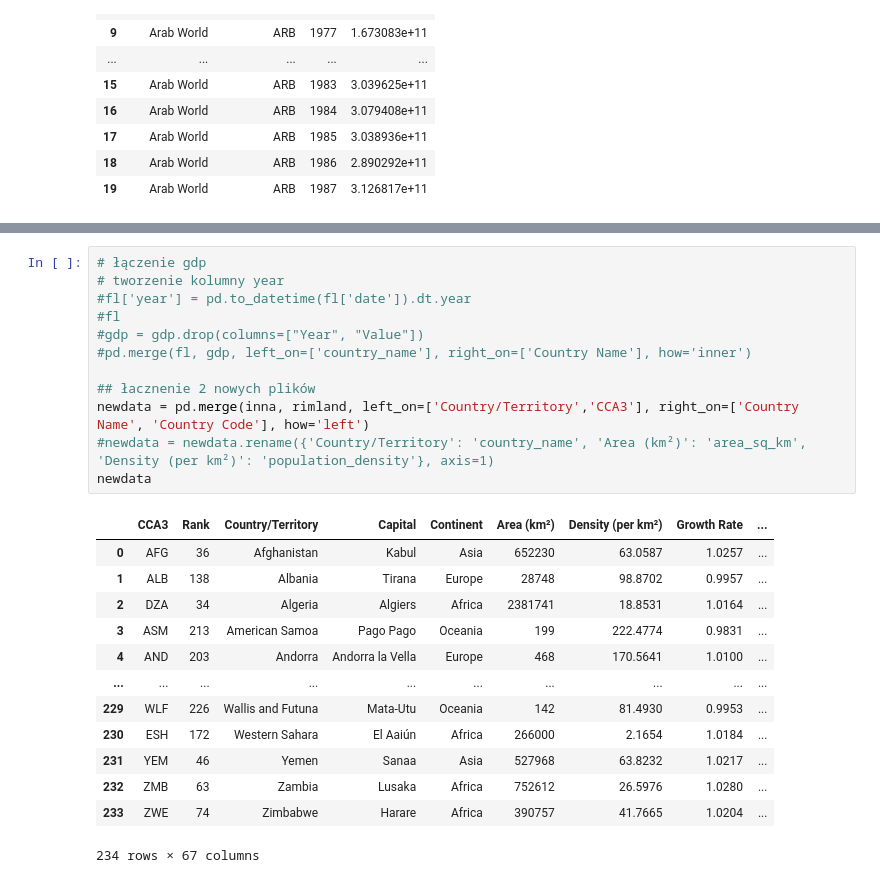
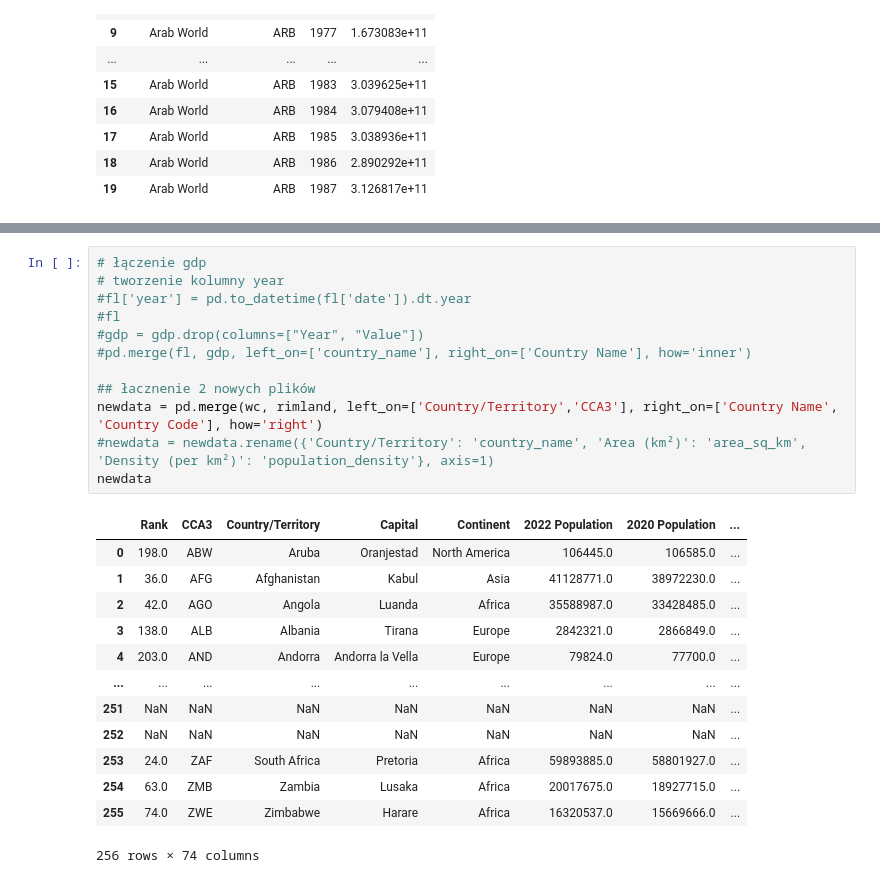
Before and after one commit to piooz/BigData, a Jupyter notebook: zad2/zadanko2.ipynb, the cells around one changed output, grey strips where cells are left out. Cells and saved outputs as stored; diff of their text form.

```diff
--- a/zad2/zadanko2.ipynb
+++ b/zad2/zadanko2.ipynb
@@ -401,29 +403,29 @@ inna
 # %%
 # łączenie gdp
 # tworzenie kolumny year
 #fl['year'] = pd.to_datetime(fl['date']).dt.year
 #fl
 #gdp = gdp.drop(columns=["Year", "Value"])
 #pd.merge(fl, gdp, left_on=['country_name'], right_on=['Country Name'], how='inner')
 
 ## łacznenie 2 nowych plików
-newdata = pd.merge(inna, rimland, left_on=['Country/Territory','CCA3'], right_on=['Country Name', 'Country Code'], how='left')
+newdata = pd.merge(wc, rimland, left_on=['Country/Territory','CCA3'], right_on=['Country Name', 'Country Code'], how='right')
 #newdata = newdata.rename({'Country/Territory': 'country_name', 'Area (km²)': 'area_sq_km', 'Density (per km²)': 'population_density'}, axis=1)
 newdata
 # %% [output]
-|  | CCA3 | Rank | Country/Territory | Capital | Continent | Area (km²) | Density (per km²) | Growth Rate | ... |
-| 0 | AFG | 36 | Afghanistan | Kabul | Asia | 652230 | 63.0587 | 1.0257 | ... |
-| 1 | ALB | 138 | Albania | Tirana | Europe | 28748 | 98.8702 | 0.9957 | ... |
-| 2 | DZA | 34 | Algeria | Algiers | Africa | 2381741 | 18.8531 | 1.0164 | ... |
-| 3 | ASM | 213 | American Samoa | Pago Pago | Oceania | 199 | 222.4774 | 0.9831 | ... |
-| 4 | AND | 203 | Andorra | Andorra la Vella | Europe | 468 | 170.5641 | 1.0100 | ... |
-| ... | ... | ... | ... | ... | ... | ... | ... | ... | ... |
-| 229 | WLF | 226 | Wallis and Futuna | Mata-Utu | Oceania | 142 | 81.4930 | 0.9953 | ... |
-| 230 | ESH | 172 | Western Sahara | El Aaiún | Africa | 266000 | 2.1654 | 1.0184 | ... |
-| 231 | YEM | 46 | Yemen | Sanaa | Asia | 527968 | 63.8232 | 1.0217 | ... |
-| 232 | ZMB | 63 | Zambia | Lusaka | Africa | 752612 | 26.5976 | 1.0280 | ... |
-| 233 | ZWE | 74 | Zimbabwe | Harare | Africa | 390757 | 41.7665 | 1.0204 | ... |
+|  | Rank | CCA3 | Country/Territory | Capital | Continent | 2022 Population | 2020 Population | ... |
+| 0 | 198.0 | ABW | Aruba | Oranjestad | North America | 106445.0 | 106585.0 | ... |
+| 1 | 36.0 | AFG | Afghanistan | Kabul | Asia | 41128771.0 | 38972230.0 | ... |
+| 2 | 42.0 | AGO | Angola | Luanda | Africa | 35588987.0 | 33428485.0 | ... |
+| 3 | 138.0 | ALB | Albania | Tirana | Europe | 2842321.0 | 2866849.0 | ... |
+| 4 | 203.0 | AND | Andorra | Andorra la Vella | Europe | 79824.0 | 77700.0 | ... |
+| ... | ... | ... | ... | ... | ... | ... | ... | ... |
+| 251 | NaN | NaN | NaN | NaN | NaN | NaN | NaN | ... |
+| 252 | NaN | NaN | NaN | NaN | NaN | NaN | NaN | ... |
+| 253 | 24.0 | ZAF | South Africa | Pretoria | Africa | 59893885.0 | 58801927.0 | ... |
+| 254 | 63.0 | ZMB | Zambia | Lusaka | Africa | 20017675.0 | 18927715.0 | ... |
+| 255 | 74.0 | ZWE | Zimbabwe | Harare | Africa | 16320537.0 | 15669666.0 | ... |
-234 rows × 67 columns
+256 rows × 74 columns
 # %%
 # łączenie ze resztą danych (nie wiem jak się powinno kanonicznie to robić?)
 
```
Also changed, not shown: parts of 21 cells of this notebook, 6 other files.
